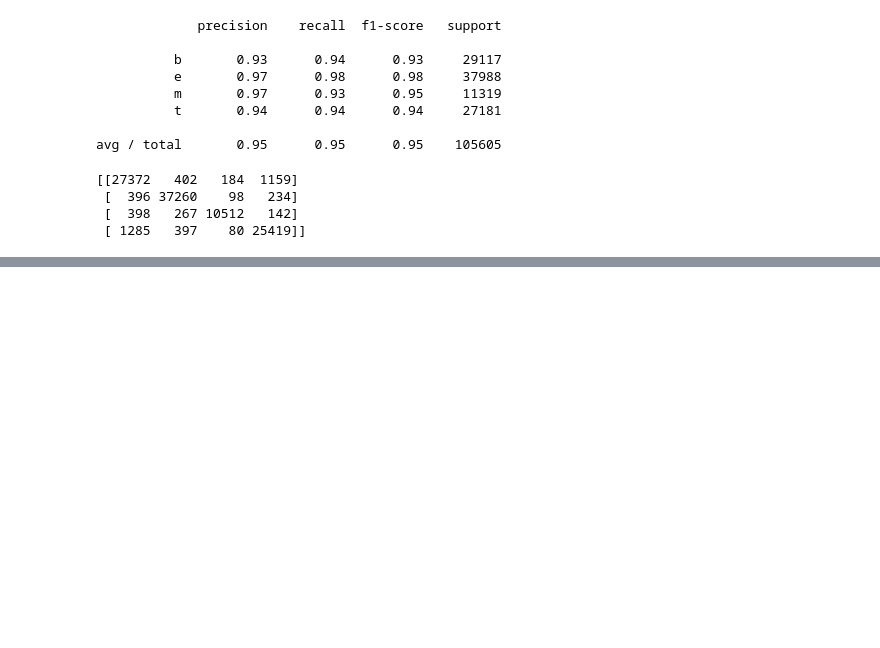
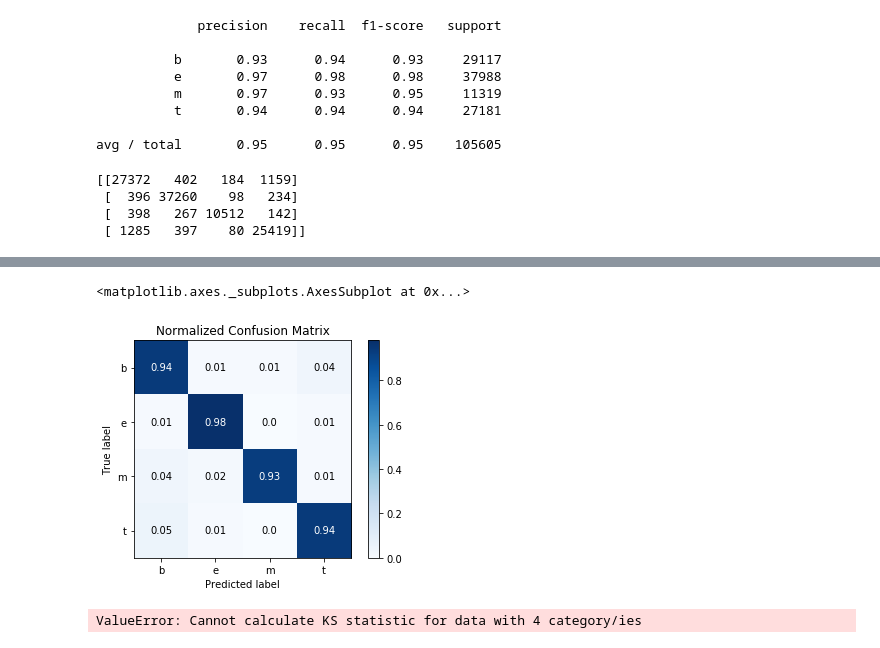
Before and after one commit to zxenia/textclf, a Jupyter notebook: clf_newsAggregator.ipynb, the cells around one changed output, grey strips where cells are left out. Saved outputs shown, nothing was run; the diff lists cells and outputs as text; code cells hidden in the pictures; blank space fills up the shorter version.

```diff
--- a/clf_newsAggregator.ipynb
+++ b/clf_newsAggregator.ipynb
@@ -315,0 +330,9 @@ print("F1 score: ", f1_score(y_test, predicted, average = 'weighted'))
+# %%
+skplt.metrics.plot_confusion_matrix(y_test, predicted, normalize=True)
+# %% [output]
+<matplotlib.axes._subplots.AxesSubplot at 0x...>
+[figure, added]
+# %%
+skplt.metrics.plot_ks_statistic(y_test, predicted, figsize=(4, 4))
+# %% [output]
+ValueError: Cannot calculate KS statistic for data with 4 category/ies
```
Also changed, not shown: parts of 5 cells of this notebook, 1 other file.
